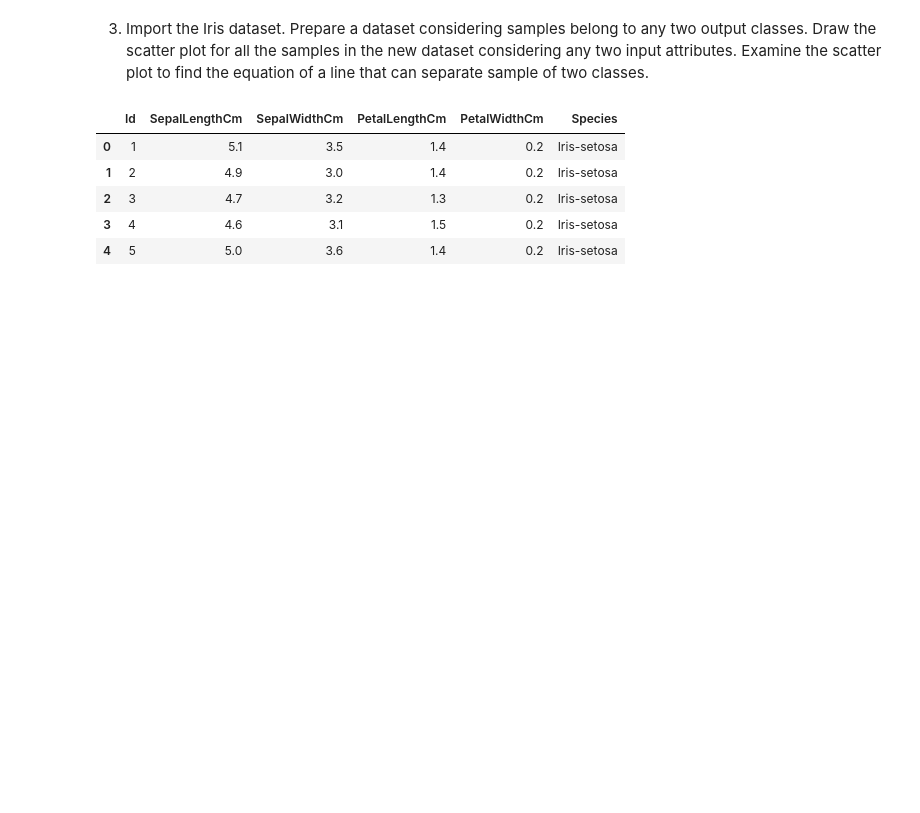
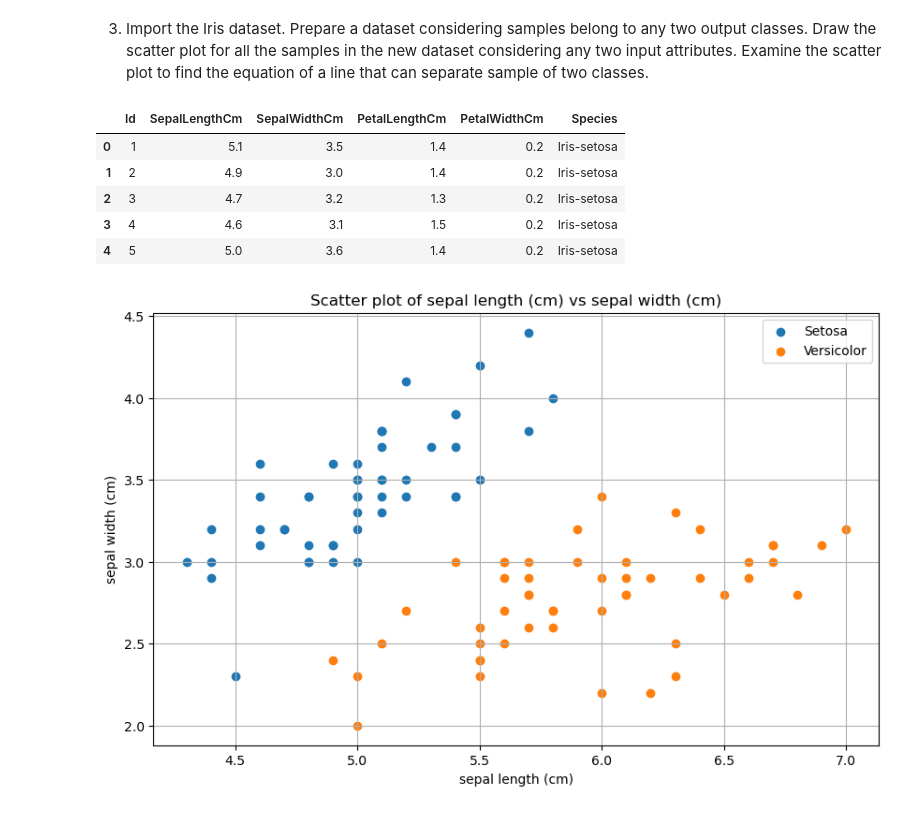
Before and after one commit to sai14karthik/ML, a Jupyter notebook: ML_Lab/ML_Lab2.ipynb, the cells around one changed output. Drawn from its saved outputs; the diff is of its cells as text; code cells hidden in the pictures; blank space fills up the shorter version.

```diff
--- a/ML_Lab/ML_Lab2.ipynb
+++ b/ML_Lab/ML_Lab2.ipynb
@@ -135,3 +135,24 @@ iris_df = pd.DataFrame(data=np.c_[iris['data'], iris['target']], columns=iris['f
 # %%
 target_names = {0: 'setosa', 1: 'versicolor'}
 iris_df['target_names'] = iris_df['target'].map(target_names)
+# %%
+target_names = {0: 'setosa', 1: 'versicolor', 2: 'virginica'}
+iris_df['target_names'] = iris_df['target'].map(target_names)
+# %%
+class_1 = iris_df[iris_df['target_names'] == 'setosa']
+class_2 = iris_df[iris_df['target_names'] == 'versicolor']
+# %%
+attribute1 = 'sepal length (cm)'
+attribute2 = 'sepal width (cm)'
+# %%
+plt.figure(figsize=(10, 6))
+plt.scatter(class_1[attribute1], class_1[attribute2], label='Setosa')
+plt.scatter(class_2[attribute1], class_2[attribute2], label='Versicolor')
+plt.xlabel(attribute1)
+plt.ylabel(attribute2)
+plt.title(f'Scatter plot of {attribute1} vs {attribute2}')
+plt.legend()
+plt.grid(True)
+plt.show()
+# %% [output]
+[figure, added]
```
Also changed, not shown: parts of 1 cell of this notebook.
